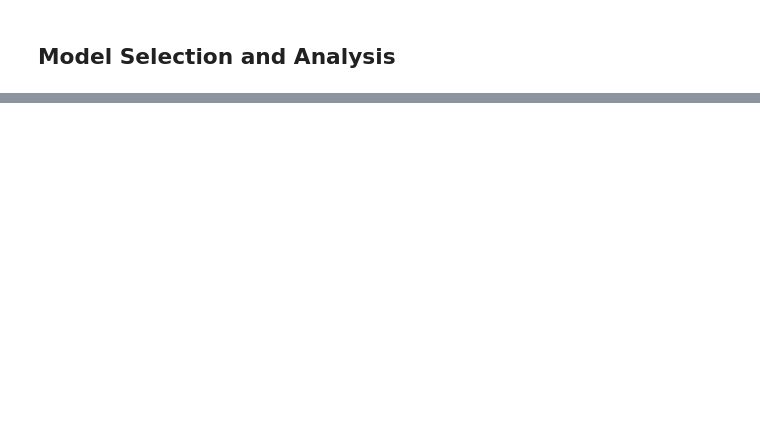
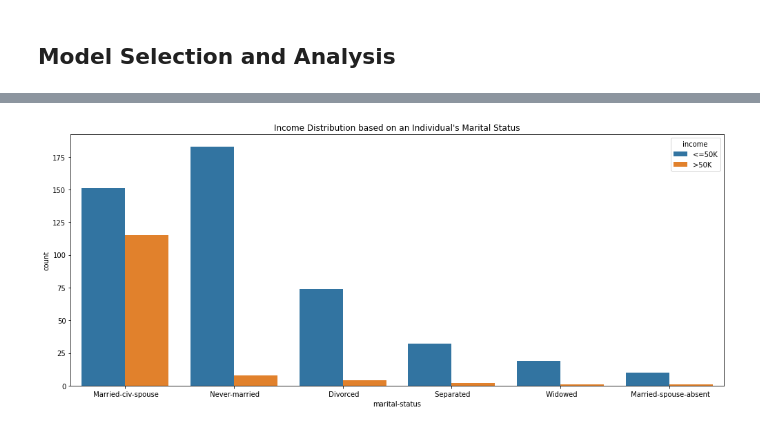
Before and after one commit to arin-deloatch/Census-Final-Project, a Jupyter notebook: src/census.ipynb, the cells around one changed output, grey strips where cells are left out. Cells and saved outputs as stored; diff of their text form; code cells hidden in the pictures; blank space fills up the shorter version.

```diff
--- a/src/census.ipynb
+++ b/src/census.ipynb
@@ -83,0 +99,9 @@ data.describe()
+# %%
+# Bar plot for income distribution by  marital status
+plt.figure(figsize=(14, 6))
+sns.countplot(x='marital-status', hue='income', data=sample_dataframe, order=sample_dataframe['marital-status'].value_counts().index)
+plt.title("Income Distribution based on an Individual's Marital Status")
+plt.tight_layout()
+plt.show()
+# %% [output]
+[figure, added]
```
Also changed, not shown: parts of 14 cells of this notebook.
